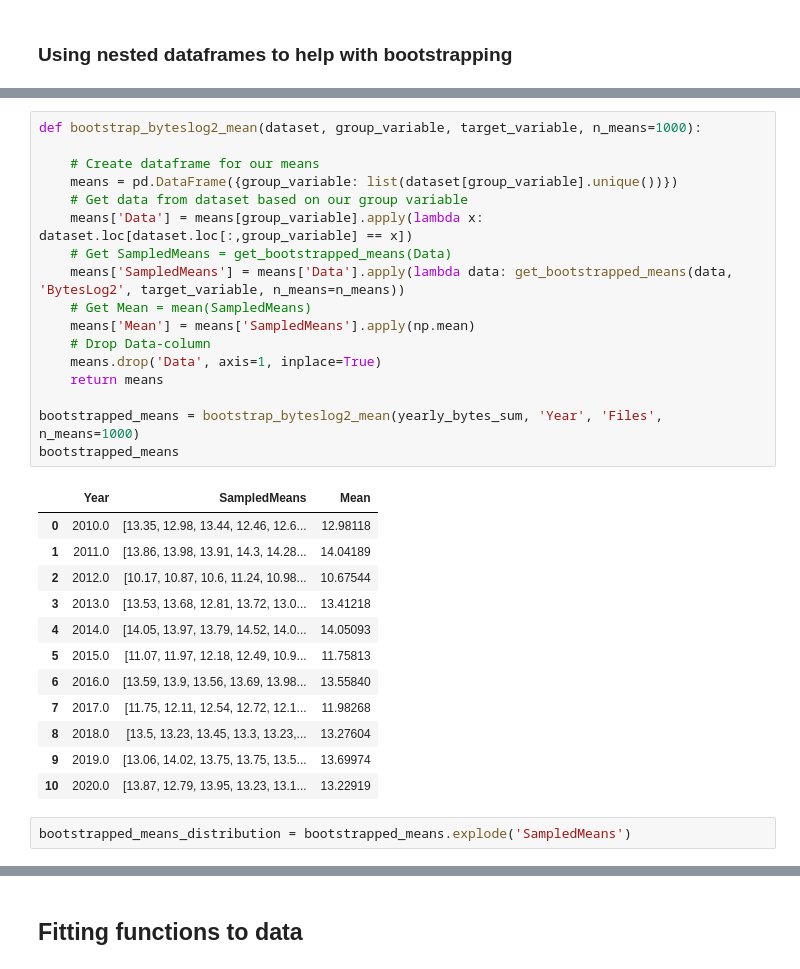
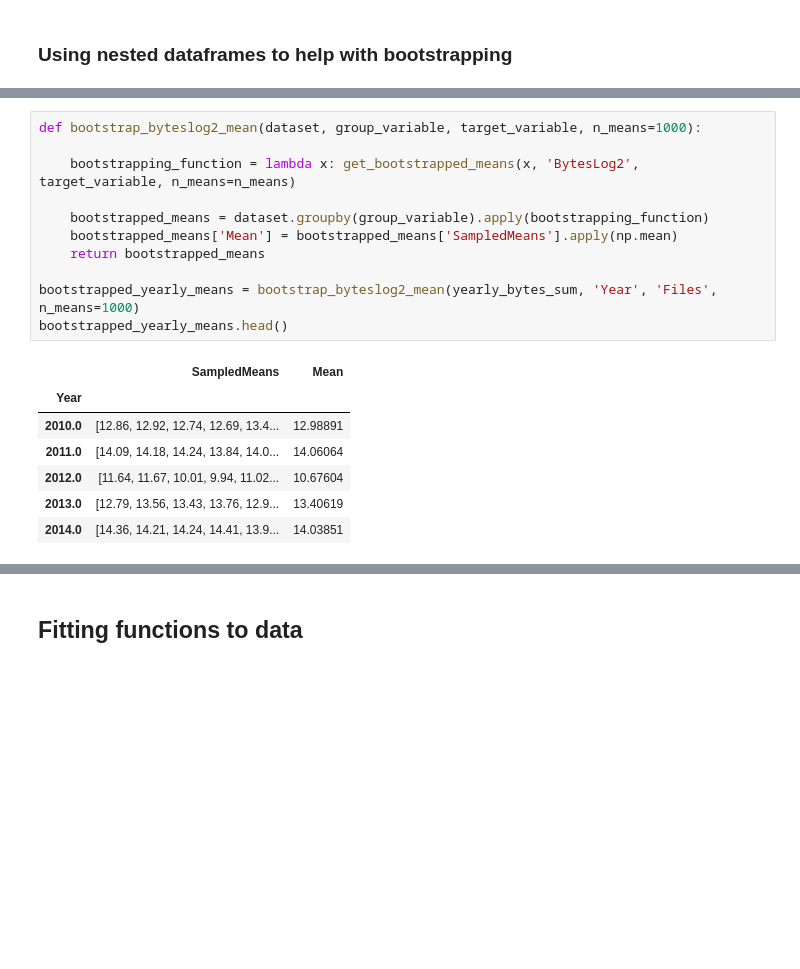
Before and after one commit to AaltoSciComp/data-analysis-workflows-course, a Jupyter notebook: python_exercises/ch3-python-lecture.ipynb, the cells around one changed output, grey strips where cells are left out. Drawn from its saved outputs; the diff is of its cells as text; blank space fills up the shorter version.

```diff
--- a/python_exercises/ch3-python-lecture.ipynb
+++ b/python_exercises/ch3-python-lecture.ipynb
@@ -302,32 +295,19 @@ bootstrapped_means.head()
-# %%
-def bootstrap_byteslog2_mean(dataset, group_variable, target_variable, n_means=1000):
-
-    # Create dataframe for our means
-    means = pd.DataFrame({group_variable: list(dataset[group_variable].unique())})
-    # Get data from dataset based on our group variable
-    means['Data'] = means[group_variable].apply(lambda x: dataset.loc[dataset.loc[:,group_variable] == x])
-    # Get SampledMeans = get_bootstrapped_means(Data)
-    means['SampledMeans'] = means['Data'].apply(lambda data: get_bootstrapped_means(data, 'BytesLog2', target_variable, n_means=n_means))
-    # Get Mean = mean(SampledMeans)
-    means['Mean'] = means['SampledMeans'].apply(np.mean)
-    # Drop Data-column
-    means.drop('Data', axis=1, inplace=True)
-    return means
-
-bootstrapped_means = bootstrap_byteslog2_mean(yearly_bytes_sum, 'Year', 'Files', n_means=1000)
-bootstrapped_means
-# %% [output]
-|  | Year | SampledMeans | Mean |
-| 0 | 2010.0 | [13.35, 12.98, 13.44, 12.46, 12.6... | 12.98118 |
-| 1 | 2011.0 | [13.86, 13.98, 13.91, 14.3, 14.28... | 14.04189 |
-| 2 | 2012.0 | [10.17, 10.87, 10.6, 11.24, 10.98... | 10.67544 |
-| 3 | 2013.0 | [13.53, 13.68, 12.81, 13.72, 13.0... | 13.41218 |
-| 4 | 2014.0 | [14.05, 13.97, 13.79, 14.52, 14.0... | 14.05093 |
-| 5 | 2015.0 | [11.07, 11.97, 12.18, 12.49, 10.9... | 11.75813 |
-| 6 | 2016.0 | [13.59, 13.9, 13.56, 13.69, 13.98... | 13.55840 |
-| 7 | 2017.0 | [11.75, 12.11, 12.54, 12.72, 12.1... | 11.98268 |
-| 8 | 2018.0 | [13.5, 13.23, 13.45, 13.3, 13.23,... | 13.27604 |
-| 9 | 2019.0 | [13.06, 14.02, 13.75, 13.75, 13.5... | 13.69974 |
-| 10 | 2020.0 | [13.87, 12.79, 13.95, 13.23, 13.1... | 13.22919 |
-# %%
-bootstrapped_means_distribution = bootstrapped_means.explode('SampledMeans')
+# %%
+def bootstrap_byteslog2_mean(dataset, group_variable, target_variable, n_means=1000):
+
+    bootstrapping_function = lambda x: get_bootstrapped_means(x, 'BytesLog2', target_variable, n_means=n_means)
+
+    bootstrapped_means = dataset.groupby(group_variable).apply(bootstrapping_function)
+    bootstrapped_means['Mean'] = bootstrapped_means['SampledMeans'].apply(np.mean)
+    return bootstrapped_means
+
+bootstrapped_yearly_means = bootstrap_byteslog2_mean(yearly_bytes_sum, 'Year', 'Files', n_means=1000)
+bootstrapped_yearly_means.head()
+# %% [output]
+|  | SampledMeans | Mean |
+| Year |  |  |
+| 2010.0 | [12.86, 12.92, 12.74, 12.69, 13.4... | 12.98891 |
+| 2011.0 | [14.09, 14.18, 14.24, 13.84, 14.0... | 14.06064 |
+| 2012.0 | [11.64, 11.67, 10.01, 9.94, 11.02... | 10.67604 |
+| 2013.0 | [12.79, 13.56, 13.43, 13.76, 12.9... | 13.40619 |
+| 2014.0 | [14.36, 14.21, 14.24, 14.41, 13.9... | 14.03851 |
```
Also changed, not shown: parts of 12 cells of this notebook, 2 other files.
